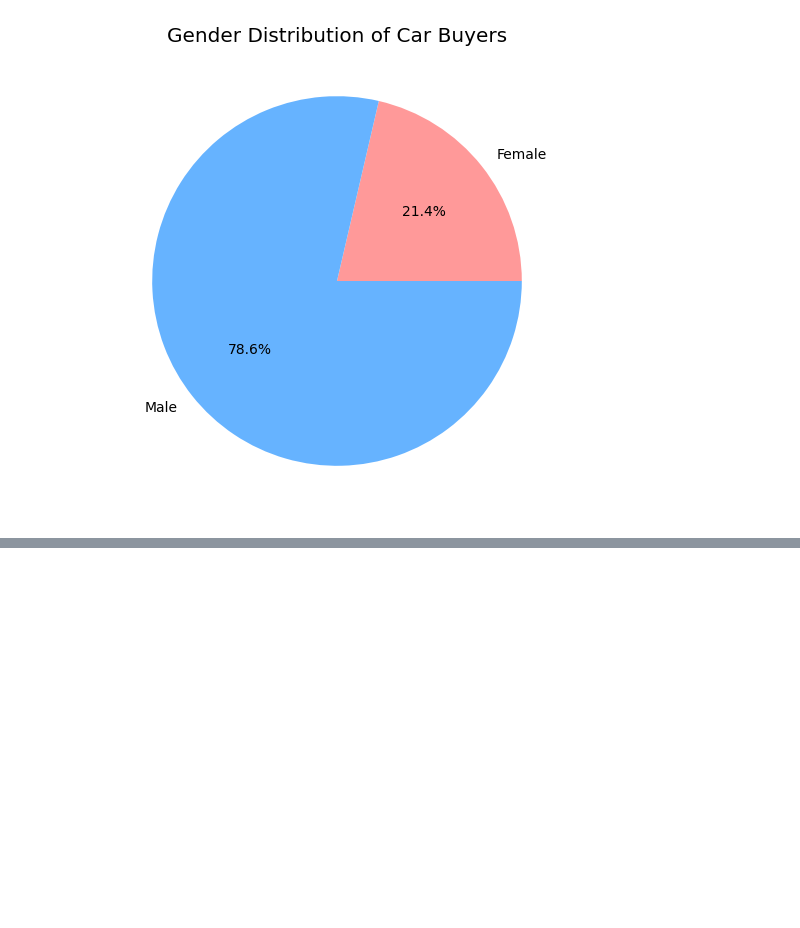
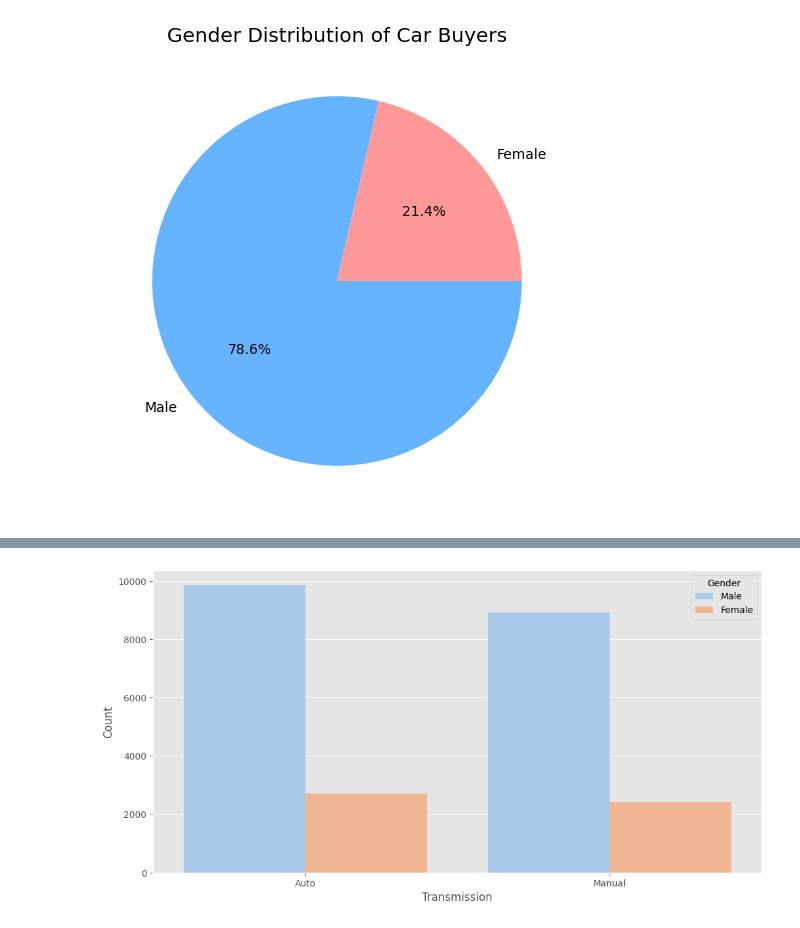
Before and after one commit to GrandEchoWhiskey/car-sales-analysis-python, a Jupyter notebook: analysis.ipynb, the cells around one changed output, grey strips where cells are left out. Saved outputs shown, nothing was run; the diff lists cells and outputs as text; code cells hidden in the pictures; blank space fills up the shorter version.

```diff
--- a/analysis.ipynb
+++ b/analysis.ipynb
@@ -69,0 +80,13 @@ plt.show()
+# %%
+# Transmission picked by gender
+trans_gender = df.copy()
+trans_gender = trans_gender.groupby(['Gender', 'Transmission']).size().reset_index(name='Count')
+trans_gender = trans_gender.melt(id_vars=['Transmission', 'Gender'], value_vars=['Count'], var_name='variable', value_name='value')
+trans_gender.sort_values(by='Gender', ascending=False, inplace=True)
+
+plt.figure(figsize=(12, 6))
+sns.barplot(x='Transmission', y='value', hue='Gender', data=trans_gender, palette='pastel')
+plt.ylabel('Count')
+plt.show()
+# %% [output]
+[figure, added]
```
Also changed, not shown: parts of 6 cells of this notebook.
